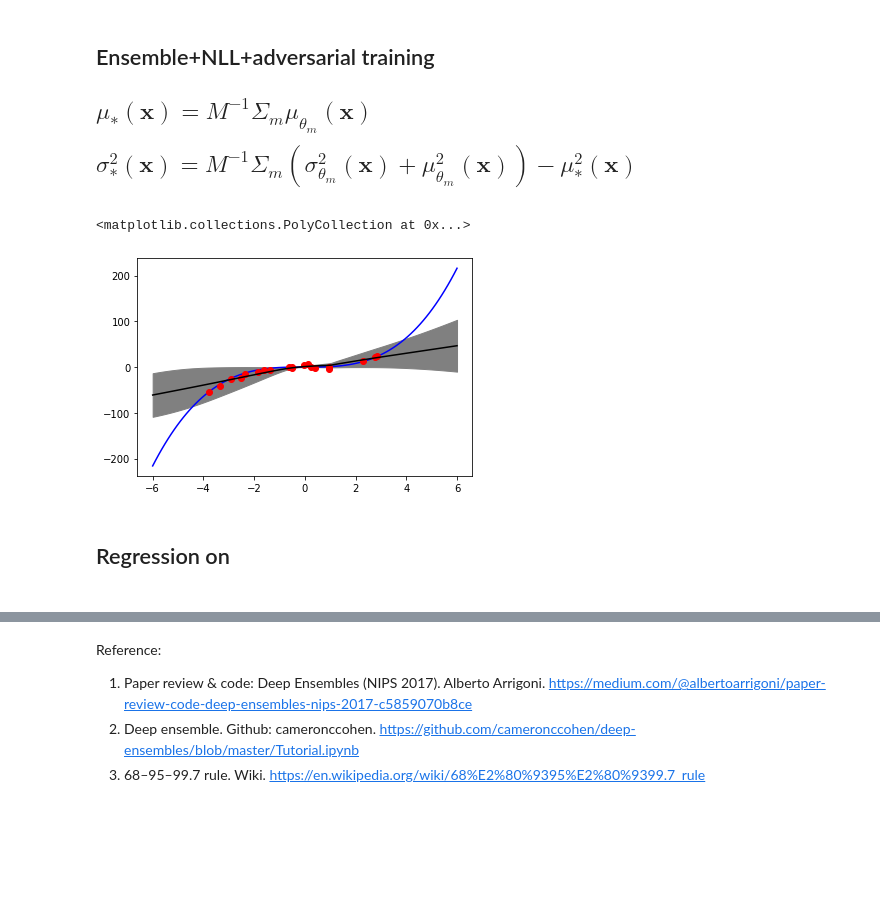
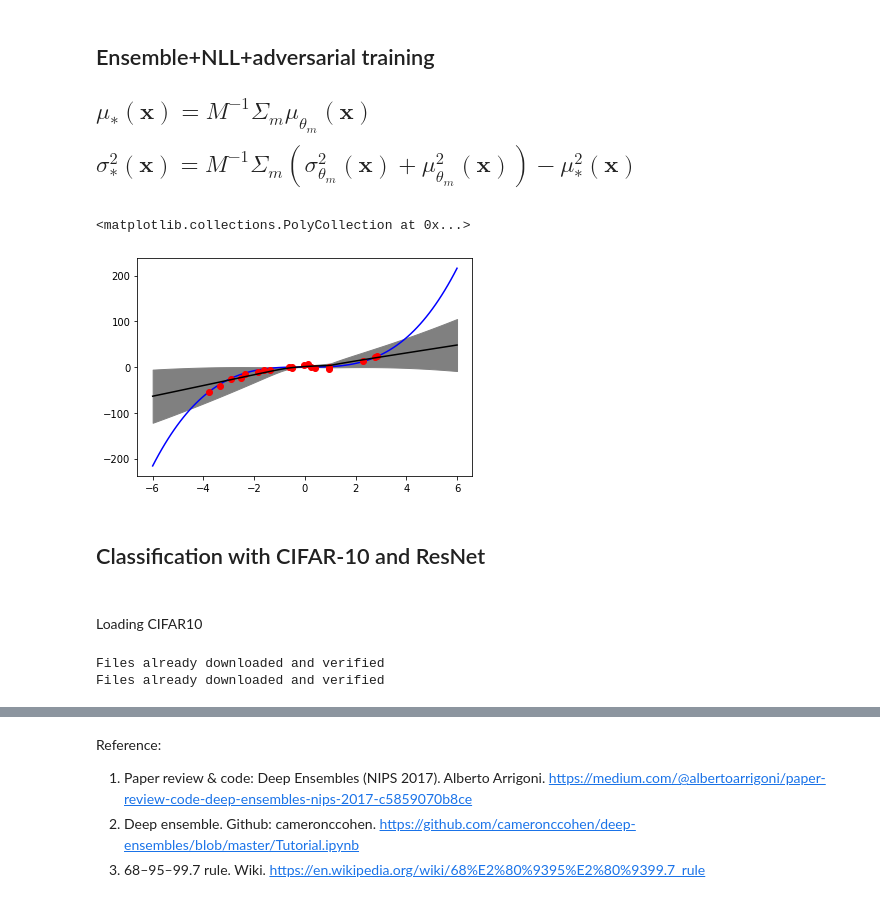
Before and after one commit to zhiheng-qian/cs4875-research-project, a Jupyter notebook: Simple_and_Scalable_Predictive_Uncertainty_Estimation_using_Deep_Ensembles.ipynb, the cells around one changed output, grey strips where cells are left out. Cells and saved outputs as stored; diff of their text form; code cells hidden in the pictures; blank space fills up the shorter version.

```diff
--- a/Simple_and_Scalable_Predictive_Uncertainty_Estimation_using_Deep_Ensembles.ipynb
+++ b/Simple_and_Scalable_Predictive_Uncertainty_Estimation_using_Deep_Ensembles.ipynb
@@ -210,7 +210,8 @@ for epoch in range(numEpochs):
         y = torch.tensor([y], dtype = torch.float)
         optimizer.zero_grad()
         output = model(x)
-        loss = nll_loss(output[0], m(output[1])+ 1e-06, y)
+        loss = nll_loss(output[0], output[1], y)
+        # loss = nll_loss(output[0], m(output[1])+ 1e-06, y)
         loss.backward()
         optimizer.step()
     #print('Loss at epoch {} is {}'.format(epoch, loss))
@@ -244,6 +245,7 @@ Adversarial sample $\textbf{x}' = \textbf{x} + \epsilon sign(\nabla_{\textbf{x}}
 model = SingleProbNetNll()
 learning_rate = 0.01
 numEpochs = 40
+eps = 0.01
 optimizer = torch.optim.Adam(model.parameters(), lr=learning_rate)
 
 for epoch in range(numEpochs):
@@ -252,10 +254,11 @@ for epoch in range(numEpochs):
         y = torch.tensor([y], dtype = torch.float)
         optimizer.zero_grad()
         output = model(x)
-        loss = nll_loss(output[0], m(output[1])+ 1e-06, y)
+        loss = nll_loss(output[0], output[1], y)
+        # loss = nll_loss(output[0], m(output[1])+ 1e-06, y)
         loss.backward(retain_graph=True)
 
-        x_prime = x + 0.04*(torch.sign(x.grad))
+        x_prime = x + eps*(torch.sign(x.grad))
         optimizer.zero_grad()
         output_prime = model(x_prime)
         loss = nll_loss(output[0], m(output[1])+ 1e-06, y) + nll_loss(output_prime[0], m(output_prime[1])+ 1e-06, y)
@@ -299,16 +302,18 @@ def ensembleWithAdversarial(model, optimizer):
           y = torch.tensor([y], dtype = torch.float)
           optimizer.zero_grad()
           output = model(x)
-          loss = nll_loss(output[0], m(output[1])+ 1e-06, y)
+          loss = nll_loss(output[0], output[1], y)
+          # loss = nll_loss(output[0], m(output[1])+ 1e-06, y)
           loss.backward(retain_graph=True)
 
-          x_prime = x + 0.04*(torch.sign(x.grad.data.sign()))
+          x_prime = x + eps*(torch.sign(x.grad.data.sign()))
           optimizer.zero_grad()
           output_prime = model(x_prime)
           loss = nll_loss(output[0], m(output[1])+ 1e-06, y) + nll_loss(output_prime[0], m(output_prime[1])+ 1e-06, y)
           loss.backward()
 
           optimizer.step()
+      # print('Loss at epoch {} is {}'.format(epoch, loss.item()))
 
   x_test = np.linspace(-6, 6, 100)
   mu_test = []
@@ -316,35 +321,33 @@ def ensembleWithAdversarial(model, optimizer):
   for x in x_test:
     x = torch.tensor([x], dtype = torch.float)
     mu_test.append(model(x)[0])
     var_test.append(model(x)[0])
   mu_test = np.hstack(torch.stack(mu_test).detach().numpy())
   var_test = np.hstack(torch.stack(var_test).detach().numpy())
   return mu_test, var_test
 
 mu_tests = []
 var_tests = []
 for i in range(5):
   model = SingleProbNetNll()
   optimizer = torch.optim.Adam(model.parameters(), lr=learning_rate)
   mu_test, var_test = ensembleWithAdversarial(model, optimizer)
   mu_tests.append(mu_test)
   var_tests.append(var_test)
 
 mu_tests = np.vstack(mu_tests)
 var_tests = np.vstack(var_tests)
 
 mu_optimal = np.mean(mu_tests, 0)
 var_optimal = np.mean(mu_tests*mu_tests + var_tests, 0) - mu_optimal*mu_optimal
 
 fig, ax = plt.subplots(1)
 ax.plot(xx, yy, 'b')
 ax.plot(x_train, y_train, 'ro')
 ax.plot(x_test, mu_optimal, 'k')
 ax.fill_between(xx, mu_optimal+var_optimal, mu_optimal-var_optimal, color='grey')
 # %% [output]
 <matplotlib.collections.PolyCollection at 0x...>
-[figure, old version]
+[figure, new version]
 # %%
 # fig.savefig('/content/drive/My Drive/AALTO/cs4875-research/img/ensemble+nll+adv.png')
-# %% [markdown]
-<h2>Regression on <h2/>
@@ -356,0 +354,2 @@ learning_rate = 0.01
+# %% [markdown]
+<h2>Classification with CIFAR-10 and ResNet <h2/>
@@ -356,0 +467,21 @@ learning_rate = 0.01
+# %% [markdown]
+Loading CIFAR10
+# %%
+import torchvision
+import torchvision.transforms as transforms
+data_dir = '/content/drive/My Drive/AALTO/cs4875-research/data/'
+transform = transforms.Compose([
+    transforms.ToTensor(),  # Transform to tensor
+    transforms.Normalize((0.5,), (0.5,))  # Min-max scaling to [-1, 1]
+])
+
+trainset = torchvision.datasets.CIFAR10(root=data_dir, train=True, download=True, transform=transform)
+testset = torchvision.datasets.CIFAR10(root=data_dir, train=False, download=True, transform=transform)
+
+classes = ['plane', 'car', 'bird', 'cat', 'deer', 'dog', 'frog', 'horse', 'ship', 'truck']
+
+trainloader = torch.utils.data.DataLoader(trainset, batch_size=32, shuffle=True)
+testloader = torch.utils.data.DataLoader(testset, batch_size=5, shuffle=False)
+# %% [output]
+Files already downloaded and verified
+Files already downloaded and verified
```
Also changed, not shown: parts of 9 cells of this notebook, 1 other file.
